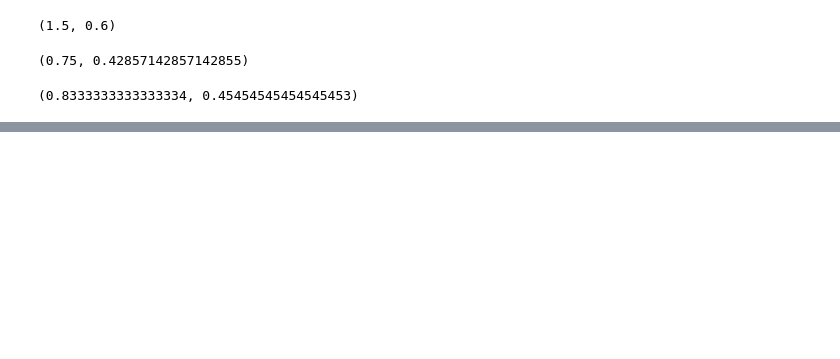
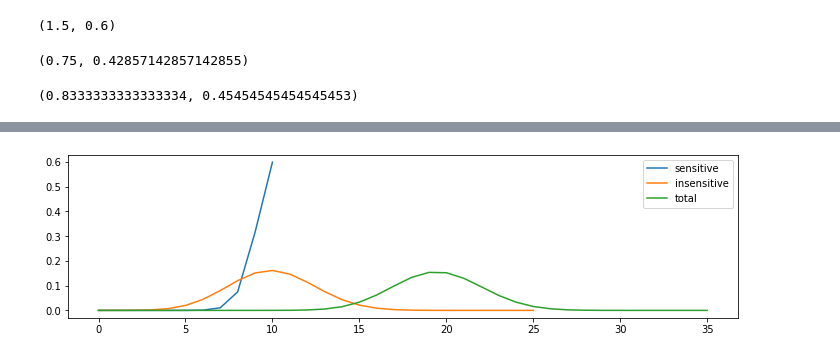
Before and after one commit to minstrel1149/think_bayes, a Jupyter notebook: Ch.06_Odds_and_Addends.ipynb, the cells around one changed output, grey strips where cells are left out. Cells and saved outputs as stored; diff of their text form; code cells hidden in the pictures; blank space fills up the shorter version.

```diff
--- a/Ch.06_Odds_and_Addends.ipynb
+++ b/Ch.06_Odds_and_Addends.ipynb
@@ -35,0 +56,9 @@ post_odds, odds_to_prob(post_odds)
+# %%
+n = 35
+num_sensitive = 10
+num_insensitive = n - num_sensitive
+# %%
+dist_sensitive = make_binomial(num_sensitive, 0.95)
+dist_insensitive = make_binomial(num_insensitive, 0.4)
+dist_total = Pmf.add_dist(dist_sensitive, dist_insensitive)
+dist_total.head(10)
@@ -35,0 +77,9 @@ post_odds, odds_to_prob(post_odds)
+# %%
+fig, ax = plt.subplots(1, 1, figsize=(12, 3))
+dist_sensitive.plot(label='sensitive', ax=ax)
+dist_insensitive.plot(label='insensitive', ax=ax)
+dist_total.plot(label='total', ax=ax)
+plt.legend()
+plt.show()
+# %% [output]
+[figure, added]
```
Also changed, not shown: parts of 10 cells of this notebook, 1 other file.
